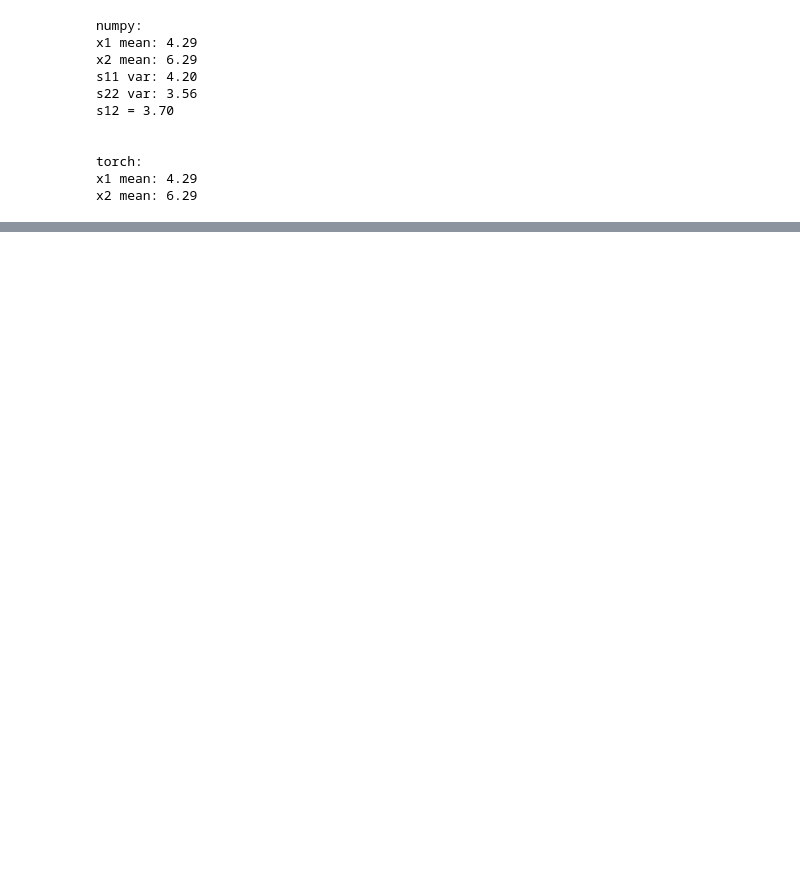
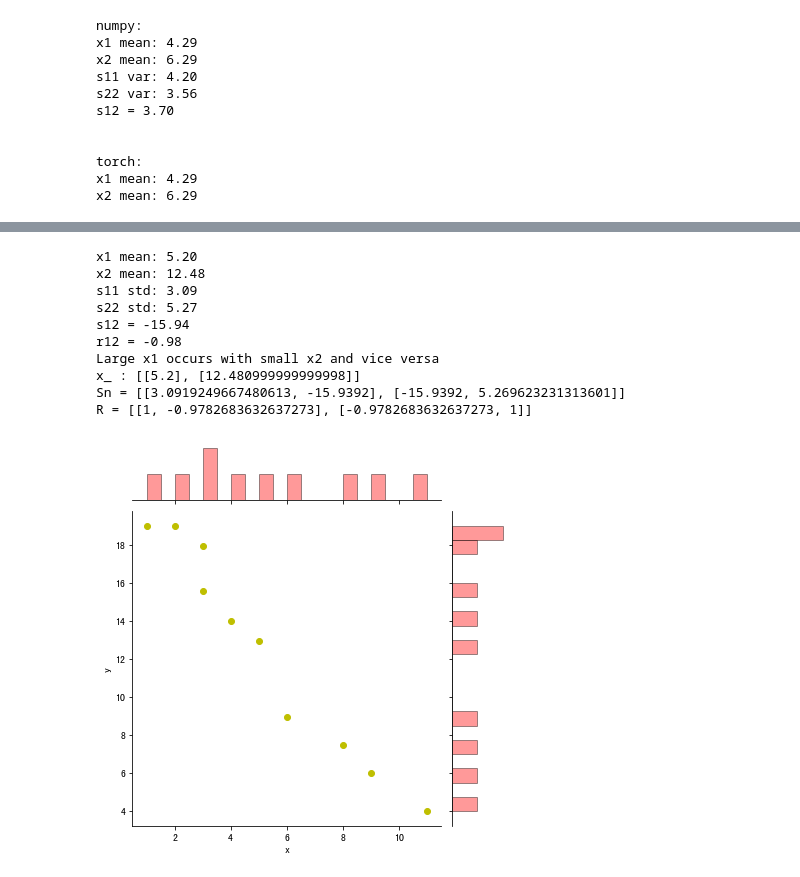
Before and after one commit to inessus/multivariate, a Jupyter notebook: Chapter One/Exec.ipynb, the cells around one changed output, grey strips where cells are left out. Cells and saved outputs as stored; diff of their text form; code cells hidden in the pictures; blank space fills up the shorter version.

```diff
--- a/Chapter One/Exec.ipynb
+++ b/Chapter One/Exec.ipynb
@@ -7,3 +7,9 @@ import matplotlib as mpl
 import seaborn as sns
 import matplotlib.pyplot as plt
 from functools import reduce
+import matplotlib.pyplot as plt
+from sympy import *
+
+
+plt.rcParams['font.sans-serif']=['SimHei'] #用来正常显示中文标签
+plt.rcParams['axes.unicode_minus']=False #用来正常显示负号
@@ -65,0 +80,46 @@ sns.pairplot(data, diag_kind="kde",kind='scatter')
+# %%
+# exercise 1.2
+a1 = [1, 2, 3, 3, 4, 5, 6, 8, 9, 11]
+a2 = [18.95, 19.00, 17.95, 15.54, 14.00, 12.95, 8.94, 7.49, 6.00, 3.99]
+
+a = np.stack([a1, a2], 1)
+df = pd.DataFrame(a)
+df.columns = ['x', 'y']
+#np.random.seed(sum(map(ord, 'distributions')))
+#sns.relplot(x="x", y="y", data=df)
+sns.jointplot(x="x", y="y", data=df, color="y",
+              kind = 'scatter',
+              marginal_kws=dict(bins=20,color='r',
+                                hist_kws={'edgecolor':'k'}),   # 边缘图设置
+              annot_kws=dict(stat='r',fontsize=15)
+             );
+#plt.scatter(a1, a2)
+
+x1 = a.mean(0)[0]
+x2 = a.mean(0)[1]
+print(f"x1 mean: {x1:.2f} \nx2 mean: {x2:.2f}")
+s11_sqrt = a.std(0)[0]
+s22_sqrt = a.std(0)[1]
+print(f"s11 std: {s11_sqrt:.2f} \ns22 std: {s22_sqrt:.2f}")
+#print(f"s11 var: {a.var(0)[0]:.2f} \ns22 var: {a.var(0)[1]:.2f}")
+s12 = reduce(lambda a,b:a+b, map(lambda a: a[0]*a[1], zip(map(lambda a:a-x1, a1), map(lambda a:a-x2, a2))))/(len(a1))
+print(f"s12 = {s12:0.2f}")
+r12 = s12/(s11_sqrt*s22_sqrt)
+print(f"r12 = {r12:0.2f}")
+print("Large x1 occurs with small x2 and vice versa")
+x_= [[x1], [x2]]
+print(f"x_ : {x_:}")
+print(f"Sn = {[[s11_sqrt, s12], [s12, s22_sqrt]]}")
+print(f"R = {[[1, r12], [r12, 1]]}")
+# %% [output]
+x1 mean: 5.20
+x2 mean: 12.48
+s11 std: 3.09
+s22 std: 5.27
+s12 = -15.94
+r12 = -0.98
+Large x1 occurs with small x2 and vice versa
+x_ : [[5.2], [12.480999999999998]]
+Sn = [[3.0919249667480613, -15.9392], [-15.9392, 5.269623231313601]]
+R = [[1, -0.9782683632637273], [-0.9782683632637273, 1]]
+[figure, added]
```
Also changed, not shown: parts of 11 cells of this notebook.
